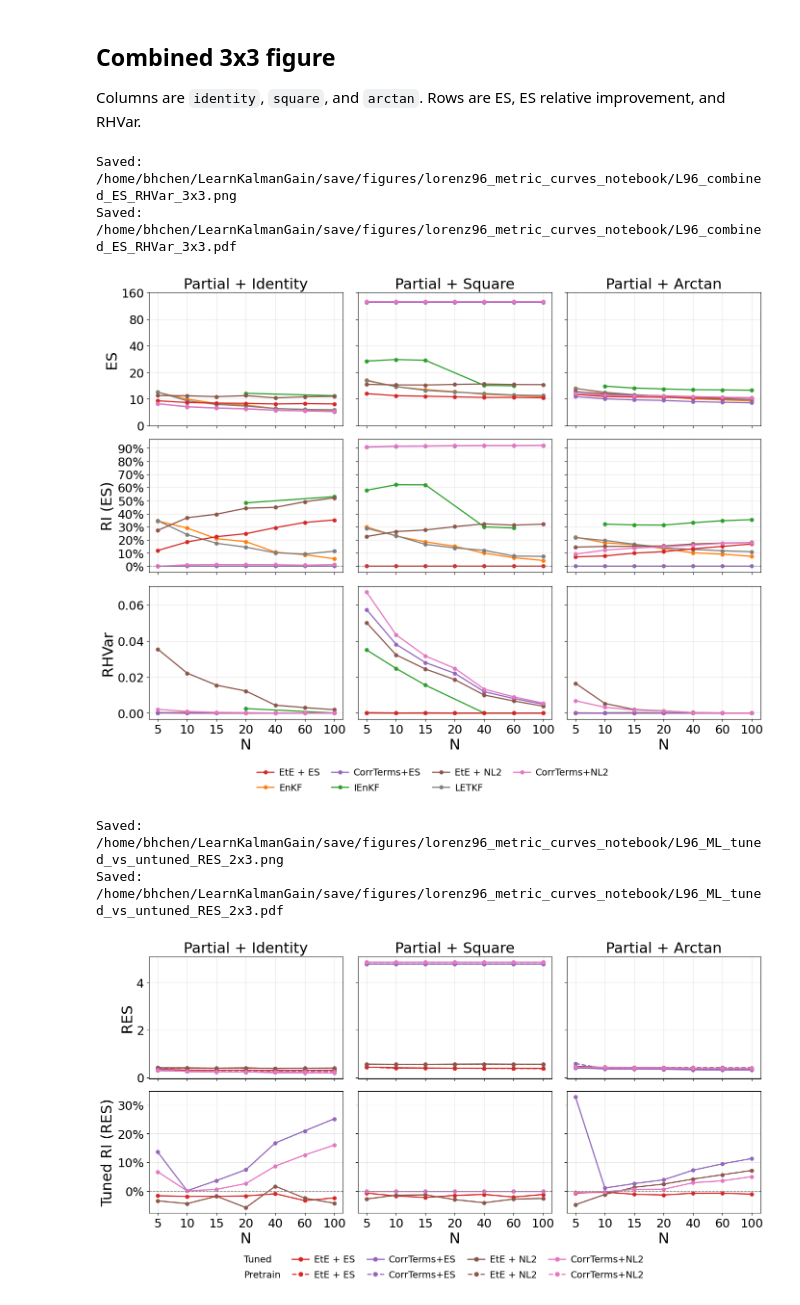
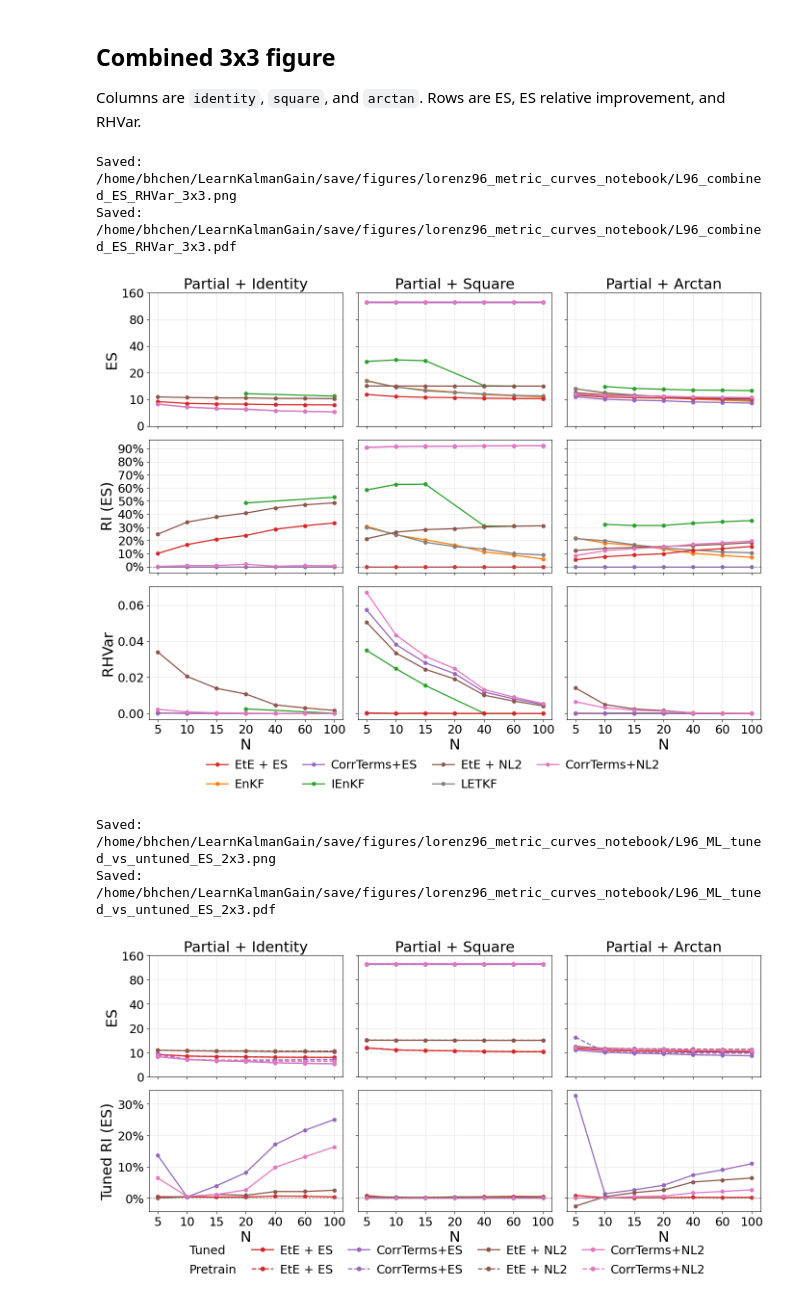
Before and after one commit to wispcarey/Proper-Scoring-Ensemble-Filter, a Jupyter notebook: test_notebooks/L96_metric_curves.ipynb, the cells around one changed output. Drawn from its saved outputs; the diff is of its cells as text; code cells hidden in the pictures.

```diff
--- a/test_notebooks/L96_metric_curves.ipynb
+++ b/test_notebooks/L96_metric_curves.ipynb
@@ -214,6 +238,7 @@ def discover_training_dirs(obs_fn: str, root: Path = RESULTS_ROOT, tuned=None, r
     if (not root.exists()) or (not root.is_dir()):
         return []
 
+    preferred_tuned_names = PREFERRED_TUNED_RUN_NAMES.get(obs_fn, set())
     specs = []
     for d in sorted(root.iterdir()):
         if not d.is_dir():
@@ -224,6 +249,8 @@ def discover_training_dirs(obs_fn: str, root: Path = RESULTS_ROOT, tuned=None, r
         if meta is None or meta['obs_fn'] != obs_fn:
             continue
         if tuned is not None and meta['tuned'] != tuned:
+            continue
+        if meta['tuned'] and preferred_tuned_names and d.name not in preferred_tuned_names:
             continue
         if meta['model'] not in TRAINING_MODEL_ORDER or meta['loss'] not in TRAINING_LOSS_ORDER:
             continue
@@ -511,7 +538,7 @@ COMBINED_PANEL_WIDTH = 4.7
 COMBINED_PANEL_HEIGHT = 3.6
 COMBINED_LINEWIDTH = 1.8
 COMBINED_MARKERSIZE = 5.2
-COMBINED_LEGEND_FONTSIZE = 14
+COMBINED_LEGEND_FONTSIZE = 18
 
 # Keep the Lorenz63 color assignment for shared methods; LETKF gets the next color.
 COMBINED_L63_COLOR_ORDER = [
@@ -761,16 +788,16 @@ plt.close(fig)
 # %% [output]
 Saved: /home/bhchen/LearnKalmanGain/save/figures/lorenz96_metric_curves_notebook/L96_combined_ES_RHVar_3x3.png
 Saved: /home/bhchen/LearnKalmanGain/save/figures/lorenz96_metric_curves_notebook/L96_combined_ES_RHVar_3x3.pdf
-[figure, old version]
+[figure, new version]
 # %%
 # =========================
-# ML tuned-vs-untuned RES comparison (2x3 figure)
+# ML tuned-vs-untuned ES comparison (2x3 figure)
 # =========================
 from matplotlib.lines import Line2D
 
 ML_TUNED_COMPARE_OBS_FN_LIST = ['identity', 'square', 'arctan']
-ML_TUNED_COMPARE_METRIC_NAME = 'RES'
-ML_TUNED_COMPARE_METRIC_KEYS = ['mean_res1']
+ML_TUNED_COMPARE_METRIC_NAME = 'ES'
+ML_TUNED_COMPARE_METRIC_KEYS = ['mean_es1']
 ML_TUNED_COMPARE_PANEL_WIDTH = 4.7
 ML_TUNED_COMPARE_PANEL_HEIGHT = 3.6
 ML_TUNED_COMPARE_LINEWIDTH = 1.8
@@ -782,7 +809,7 @@ def _specs_by_label(specs):
     return {spec['label']: spec for spec in specs}
 
 
-def _tuned_res_improvement_percent(tuned_y, untuned_y):
+def _tuned_es_improvement_percent(tuned_y, untuned_y):
     tuned_y = np.asarray(tuned_y, dtype=float)
     untuned_y = np.asarray(untuned_y, dtype=float)
     out = np.full(tuned_y.shape, np.nan, dtype=float)
@@ -806,7 +833,7 @@ def _collect_tuned_compare_curves(obs_fn):
     return curves
 
 
-def plot_l96_ml_tuned_vs_untuned_res_2x3(out_stem='L96_ML_tuned_vs_untuned_RES_2x3'):
+def plot_l96_ml_tuned_vs_untuned_es_2x3(out_stem='L96_ML_tuned_vs_untuned_ES_2x3'):
     fig, axes = plt.subplots(
         2,
         len(ML_TUNED_COMPARE_OBS_FN_LIST),
@@ -834,11 +861,12 @@ def plot_l96_ml_tuned_vs_untuned_res_2x3(out_stem='L96_ML_tuned_vs_untuned_RES_2
                     continue
                 plot_x = get_metric_plot_x(curve['x'], ML_TUNED_COMPARE_PANEL_WIDTH)
                 y = curve['y']
-                valid = np.isfinite(y)
+                plot_y = _equal_spaced_tick_transform(y)
+                valid = np.isfinite(plot_y)
                 if np.any(valid):
                     (line,) = axes[0, col].plot(
                         plot_x[valid],
-                        y[valid],
+                        plot_y[valid],
                         marker='o',
                         linestyle=tune_styles[tune_label],
                         linewidth=ML_TUNED_COMPARE_LINEWIDTH,
@@ -849,7 +877,7 @@ def plot_l96_ml_tuned_vs_untuned_res_2x3(out_stem='L96_ML_tuned_vs_untuned_RES_2
 
             if tuned_curve is not None and untuned_curve is not None:
                 plot_x = get_metric_plot_x(tuned_curve['x'], ML_TUNED_COMPARE_PANEL_WIDTH)
-                rel = _tuned_res_improvement_percent(tuned_curve['y'], untuned_curve['y'])
+                rel = _tuned_es_improvement_percent(tuned_curve['y'], untuned_curve['y'])
                 rel_valid = np.isfinite(rel)
                 if np.any(rel_valid):
                     axes[1, col].plot(
@@ -862,6 +890,7 @@ def plot_l96_ml_tuned_vs_untuned_res_2x3(out_stem='L96_ML_tuned_vs_untuned_RES_2
                     )
 
         axes[0, col].set_title(COMBINED_OBS_FN_TITLES.get(obs_fn, obs_fn), fontsize=AXIS_LABEL_FONTSIZE)
+        _apply_equal_spaced_es_axis(axes[0, col])
         axes[1, col].axhline(0, color='0.5', linewidth=1.0, linestyle='--')
         axes[1, col].yaxis.set_major_locator(MultipleLocator(10))
         axes[1, col].yaxis.set_major_formatter(PercentFormatter(xmax=100.0, decimals=0))
@@ -872,7 +901,7 @@ def plot_l96_ml_tuned_vs_untuned_res_2x3(out_stem='L96_ML_tuned_vs_untuned_RES_2
         axes[1, col].set_xlabel('N', fontsize=AXIS_LABEL_FONTSIZE)
 
     axes[0, 0].set_ylabel(ML_TUNED_COMPARE_METRIC_NAME, fontsize=AXIS_LABEL_FONTSIZE)
-    axes[1, 0].set_ylabel('Tuned RI (RES)', fontsize=AXIS_LABEL_FONTSIZE)
+    axes[1, 0].set_ylabel('Tuned RI (ES)', fontsize=AXIS_LABEL_FONTSIZE)
 
     method_labels = [label for label in ML_TUNED_COMPARE_METHOD_LABELS if label in method_handles]
     legend_handles = [
@@ -883,34 +912,34 @@ def plot_l96_ml_tuned_vs_untuned_res_2x3(out_stem='L96_ML_tuned_vs_untuned_RES_2
     for label in method_labels:
         color = COMBINED_METHOD_COLORS[label]
         legend_handles.extend([
             Line2D([0], [0], color=color, linestyle='-', marker='o', linewidth=ML_TUNED_COMPARE_LINEWIDTH),
             Line2D([0], [0], color=color, linestyle='--', marker='o', linewidth=ML_TUNED_COMPARE_LINEWIDTH),
         ])
         legend_labels.extend([label, label])
     fig.legend(
         legend_handles,
         legend_labels,
         loc='lower center',
         bbox_to_anchor=(0.5, -0.02),
         ncol=max(len(method_labels) + 1, 1),
         frameon=False,
         fontsize=COMBINED_LEGEND_FONTSIZE,
         handlelength=1.8,
         handletextpad=0.55,
         columnspacing=1.25,
         labelspacing=0.65,
     )
     fig.tight_layout(rect=[0, 0.08, 1, 1], h_pad=1.0, w_pad=1.2)
 
     out = FIG_SAVE_DIR / f'{out_stem}.png'
     save_figure_png_pdf(fig, out, dpi=180, bbox_inches='tight')
     plt.show()
     return fig
 
 
-fig = plot_l96_ml_tuned_vs_untuned_res_2x3()
+fig = plot_l96_ml_tuned_vs_untuned_es_2x3()
 plt.close(fig)
 # %% [output]
-Saved: /home/bhchen/LearnKalmanGain/save/figures/lorenz96_metric_curves_notebook/L96_ML_tuned_vs_untuned_RES_2x3.png
-Saved: /home/bhchen/LearnKalmanGain/save/figures/lorenz96_metric_curves_notebook/L96_ML_tuned_vs_untuned_RES_2x3.pdf
+Saved: /home/bhchen/LearnKalmanGain/save/figures/lorenz96_metric_curves_notebook/L96_ML_tuned_vs_untuned_ES_2x3.png
+Saved: /home/bhchen/LearnKalmanGain/save/figures/lorenz96_metric_curves_notebook/L96_ML_tuned_vs_untuned_ES_2x3.pdf
-[figure, old version]
+[figure, new version]
```
Also changed, not shown: parts of 2 cells of this notebook, 10 other files.
